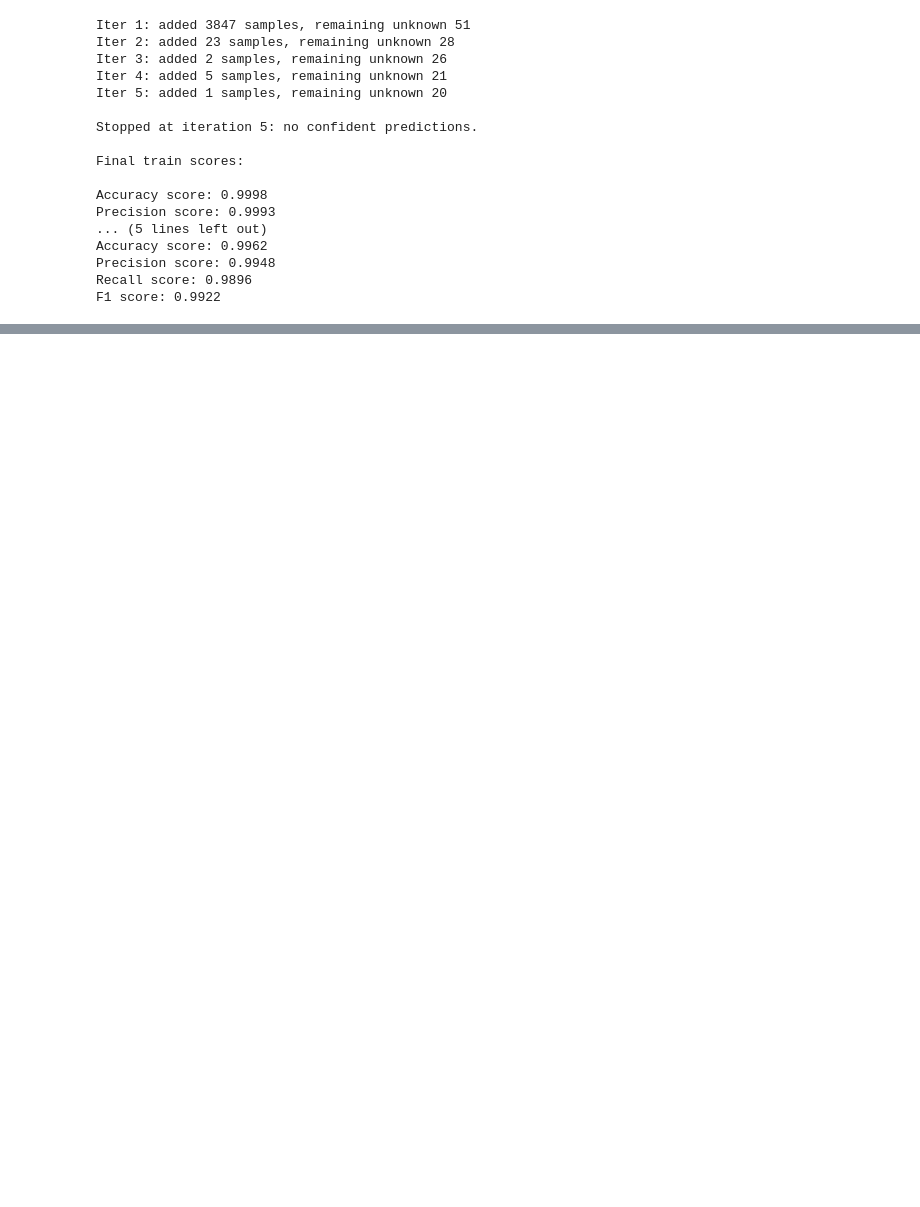
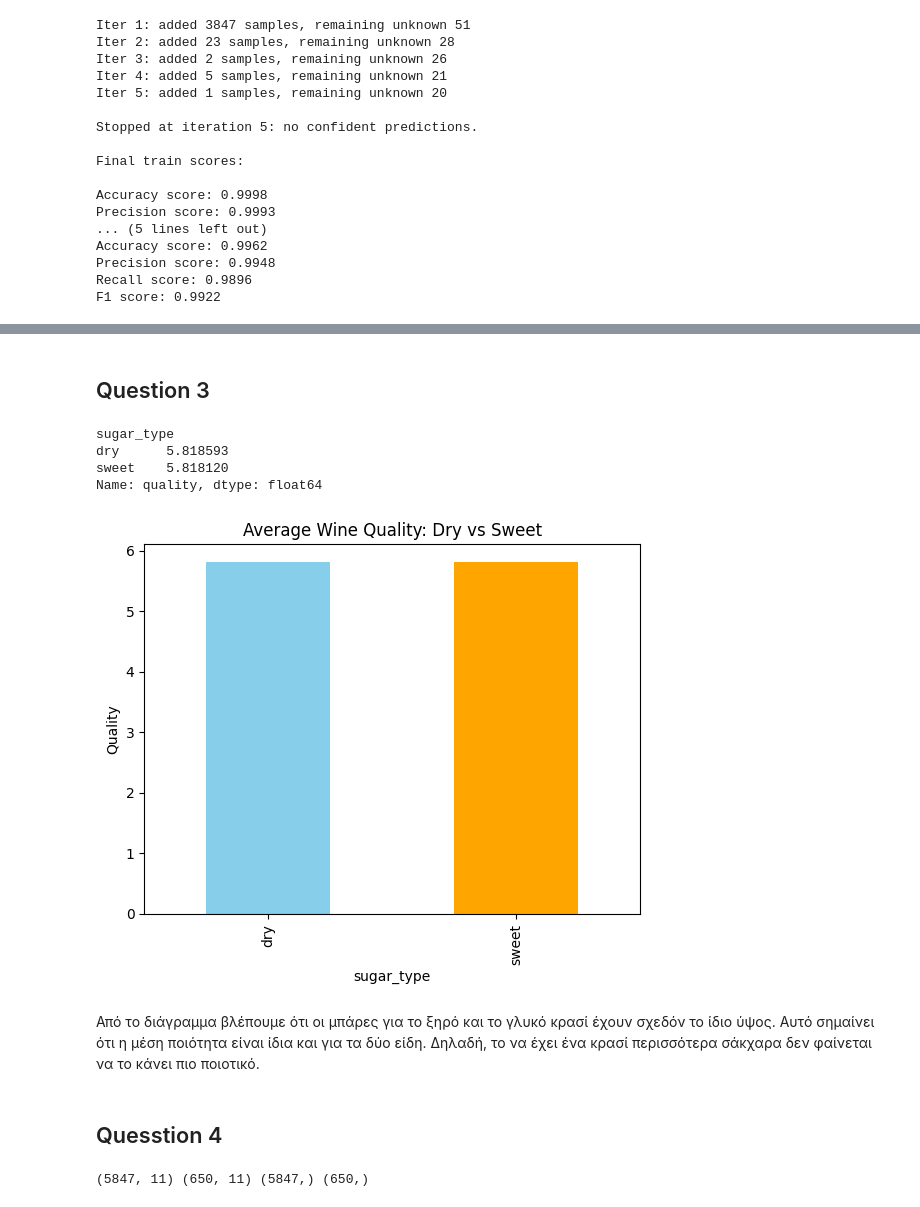
Before and after one commit to skolix15/Machine_Learning_2025, a Jupyter notebook: Exercise_four_(4).ipynb, the cells around one changed output, grey strips where cells are left out. Cells and saved outputs as stored; diff of their text form; code cells hidden in the pictures; blank space fills up the shorter version.

```diff
--- a/Exercise_four_(4).ipynb
+++ b/Exercise_four_(4).ipynb
@@ -443,0 +493,38 @@ F1 score: 0.9922
+# %% [markdown]
+## Question 3
+# %%
+# Categorize wines based on residual sugar
+# If value < 4 => dry
+# Else => sweet
+df_full['sugar_type'] = ['dry' if x < 4 else 'sweet' for x in df_full['residual sugar']]
+
+# Calculate means for each catecory
+quality_by_sugar = df_full.groupby('sugar_type')['quality'].mean()
+print(quality_by_sugar, "\n")
+
+# Create bar plot
+quality_by_sugar.plot(kind='bar', color=['skyblue', 'orange'])
+plt.title('Average Wine Quality: Dry vs Sweet')
+plt.ylabel('Quality')
+plt.show()
+# %% [output]
+sugar_type
+dry      5.818593
+sweet    5.818120
+Name: quality, dtype: float64
+[figure, added]
+# %% [markdown]
+Από το διάγραμμα βλέπουμε ότι οι μπάρες για το ξηρό και το γλυκό κρασί έχουν σχεδόν το ίδιο ύψος. Αυτό σημαίνει ότι η μέση ποιότητα είναι ίδια και για τα δύο είδη. Δηλαδή, το να έχει ένα κρασί περισσότερα σάκχαρα δεν φαίνεται να το κάνει πιο ποιοτικό.
+# %% [markdown]
+## Quesstion 4
+# %%
+# Create numpy arrays (x, y)
+x = df_full.drop(columns=['quality','type', 'sugar_type']).to_numpy()
+y = df_full['quality'].to_numpy()
+
+# Split data to train and test for x and y respectively
+x_train, x_test, y_train, y_test = train_test_split(x, y, test_size=0.1, random_state=0)
+
+print(x_train.shape, x_test.shape, y_train.shape, y_test.shape)
+# %% [output]
+(5847, 11) (650, 11) (5847,) (650,)
```
Also changed, not shown: parts of 45 cells of this notebook.
